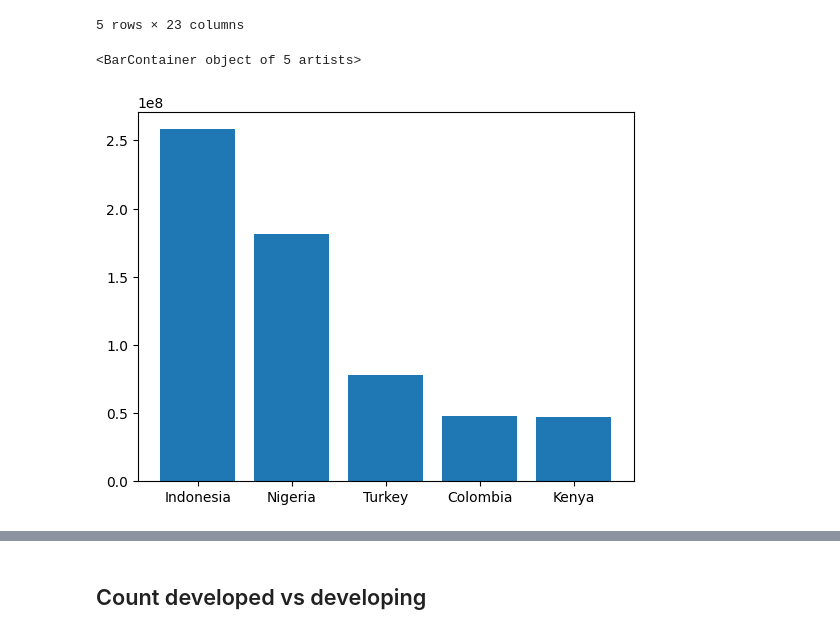
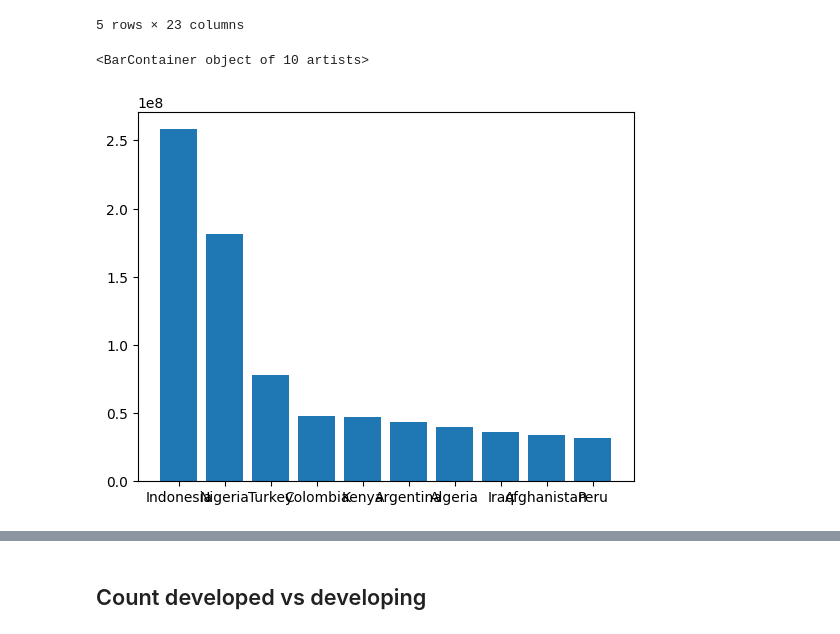
Before and after one commit to Rotany/matplotlib, a Jupyter notebook: code/proyectos/life_expectancy.ipynb, the cells around one changed output, grey strips where cells are left out. Drawn from its saved outputs; the diff is of its cells as text; code cells hidden in the pictures.

```diff
--- a/code/proyectos/life_expectancy.ipynb
+++ b/code/proyectos/life_expectancy.ipynb
@@ -28,10 +28,10 @@ developing_status_2015.head()
 | 1362 | Kenya | 2015 | Developing | 82 | 51 | 54 | NaN | ... |
 5 rows × 23 columns
 # %%
-plt.bar(x=developing_status_2015['Country'].head(5),height=developing_status_2015['Population'].head(5) )
+plt.bar(x=developing_status_2015['Country'].head(10),height=developing_status_2015['Population'].head(10) )
 # %% [output]
-<BarContainer object of 5 artists>
+<BarContainer object of 10 artists>
-[figure, old version]
+[figure, new version]
 # %%
 def plot_for_years_and_wanted_column(wanted_column):
    years=population_df['Year'].unique()
```
